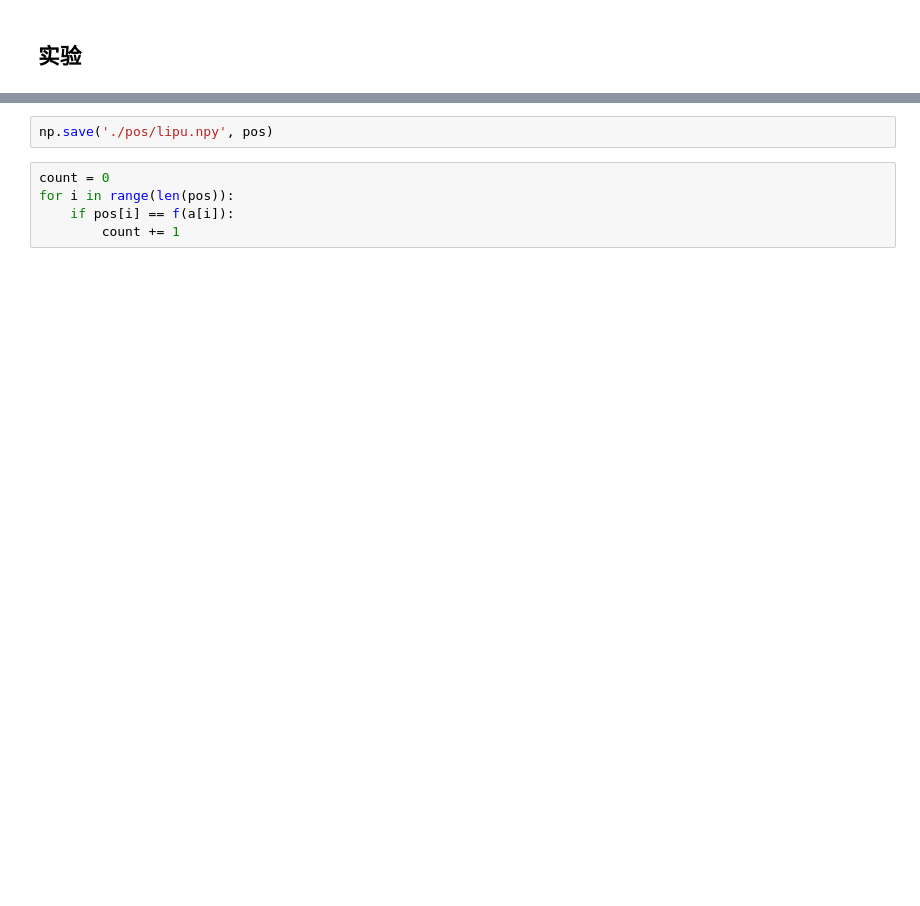
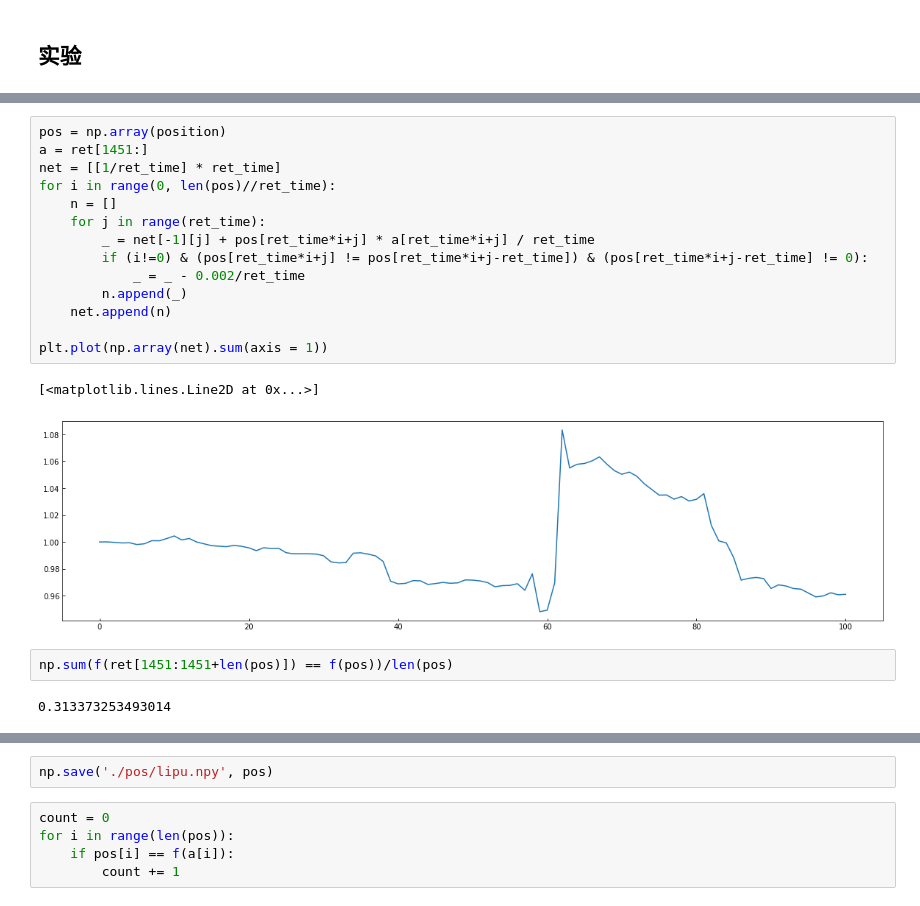
Before and after one commit to wx2480/digit, a Jupyter notebook: XGBmodel.ipynb, the cells around one changed output, grey strips where cells are left out. Cells and saved outputs as stored; diff of their text form; blank space fills up the shorter version.

```diff
--- a/XGBmodel.ipynb
+++ b/XGBmodel.ipynb
@@ -342,2 +399,23 @@ Wall time: 2h 18min 7s
+# %%
+pos = np.array(position)
+a = ret[1451:]
+net = [[1/ret_time] * ret_time]
+for i in range(0, len(pos)//ret_time):
+    n = []
+    for j in range(ret_time):
+        _ = net[-1][j] + pos[ret_time*i+j] * a[ret_time*i+j] / ret_time
+        if (i!=0) & (pos[ret_time*i+j] != pos[ret_time*i+j-ret_time]) & (pos[ret_time*i+j-ret_time] != 0):
+            _ = _ - 0.002/ret_time
+        n.append(_)
+    net.append(n)
+
+plt.plot(np.array(net).sum(axis = 1))
+# %% [output]
+[<matplotlib.lines.Line2D at 0x...>]
+[figure, added]
+# %%
+np.sum(f(ret[1451:1451+len(pos)]) == f(pos))/len(pos)
+# %% [output]
+0.313373253493014
 # %%
 pos = np.array(position)
```
Also changed, not shown: parts of 23 cells of this notebook.
